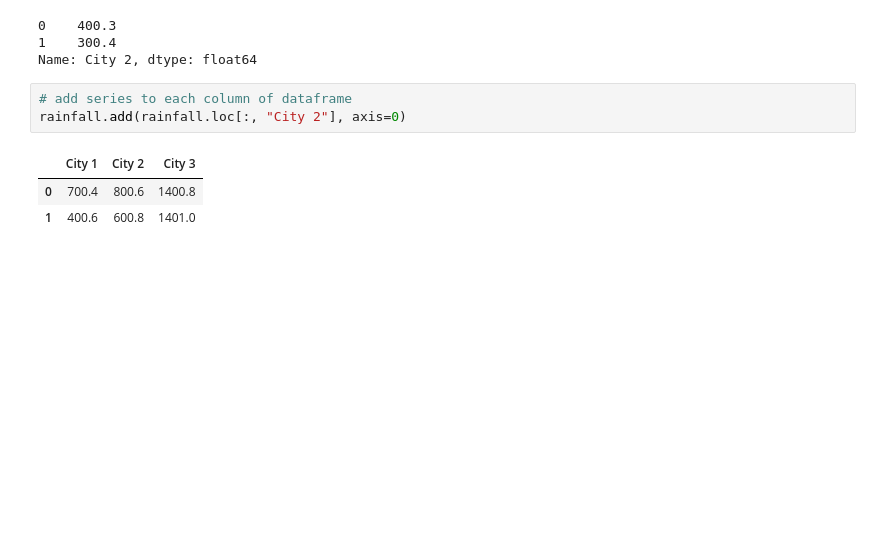
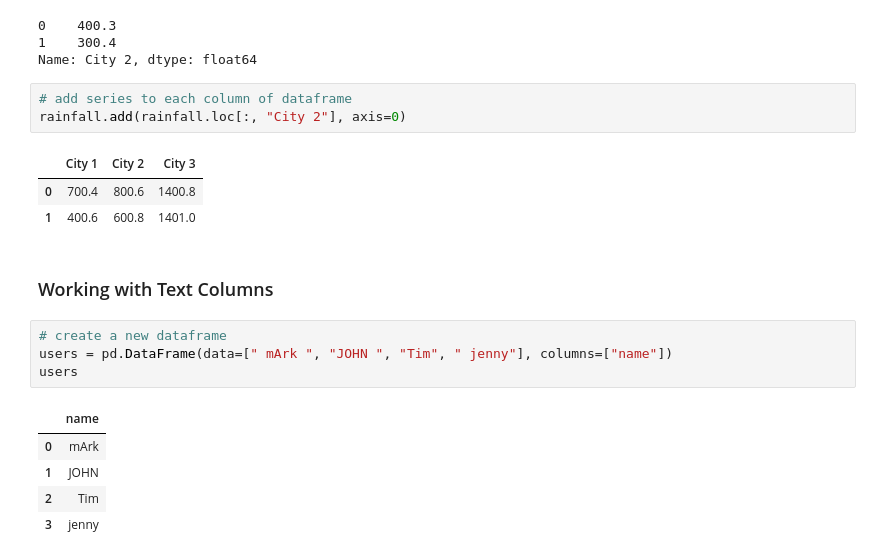
Before and after one commit to Elliot518/data-science, a Jupyter notebook: jupyter/excel/1_basic/df_basic_ops1.ipynb, the cells around one changed output. Saved outputs shown, nothing was run; the diff lists cells and outputs as text; blank space fills up the shorter version.

```diff
--- a/jupyter/excel/1_basic/read_excel_to_df.ipynb
+++ b/jupyter/excel/1_basic/df_basic_ops1.ipynb
@@ -211,3 +211,15 @@ rainfall.add(rainfall.loc[:, "City 2"], axis=0)
 |  | City 1 | City 2 | City 3 |
 | 0 | 700.4 | 800.6 | 1400.8 |
 | 1 | 400.6 | 600.8 | 1401.0 |
+# %% [markdown]
+### Working with Text Columns
+# %%
+# create a new dataframe
+users = pd.DataFrame(data=[" mArk ", "JOHN ", "Tim", " jenny"], columns=["name"])
+users
+# %% [output]
+|  | name |
+| 0 | mArk |
+| 1 | JOHN |
+| 2 | Tim |
+| 3 | jenny |
```
Also changed, not shown: parts of 8 cells of this notebook.
